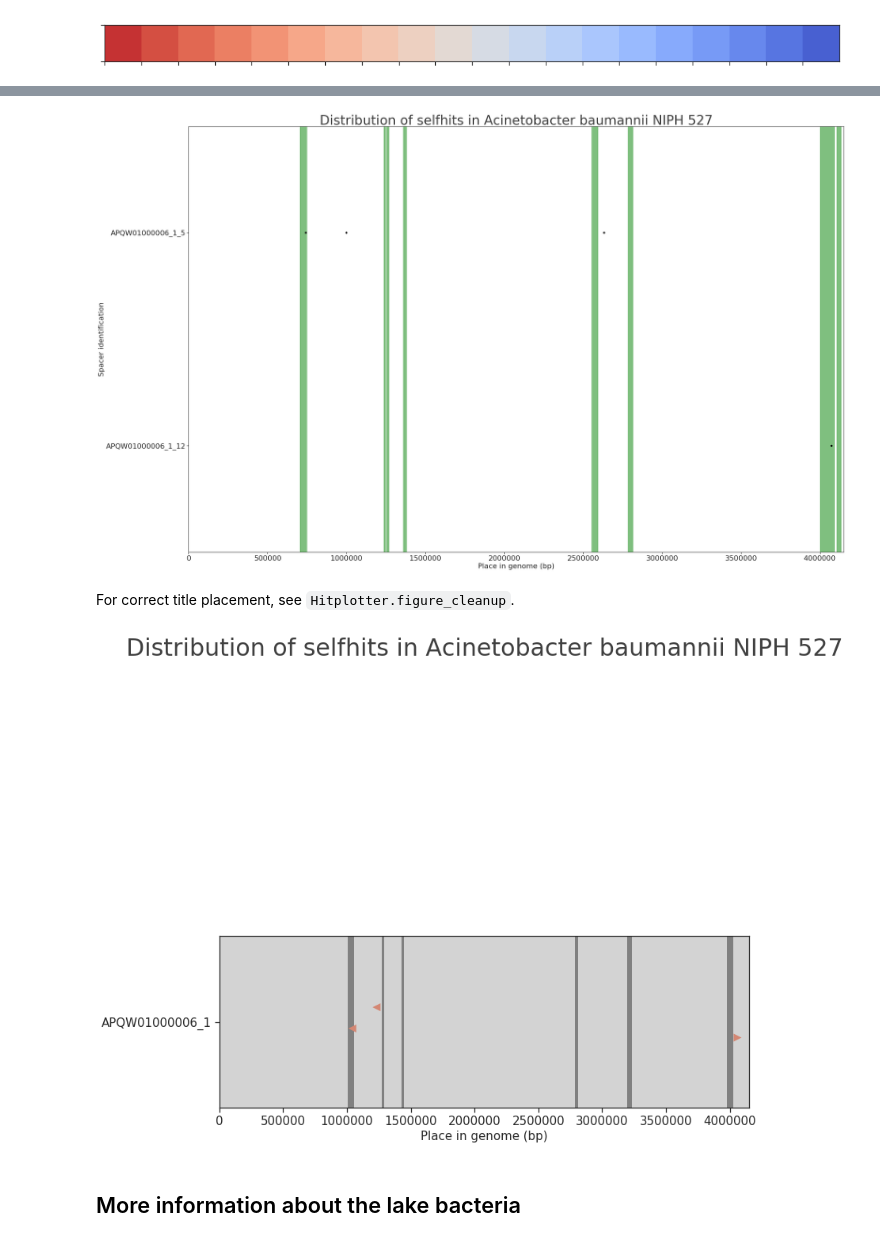
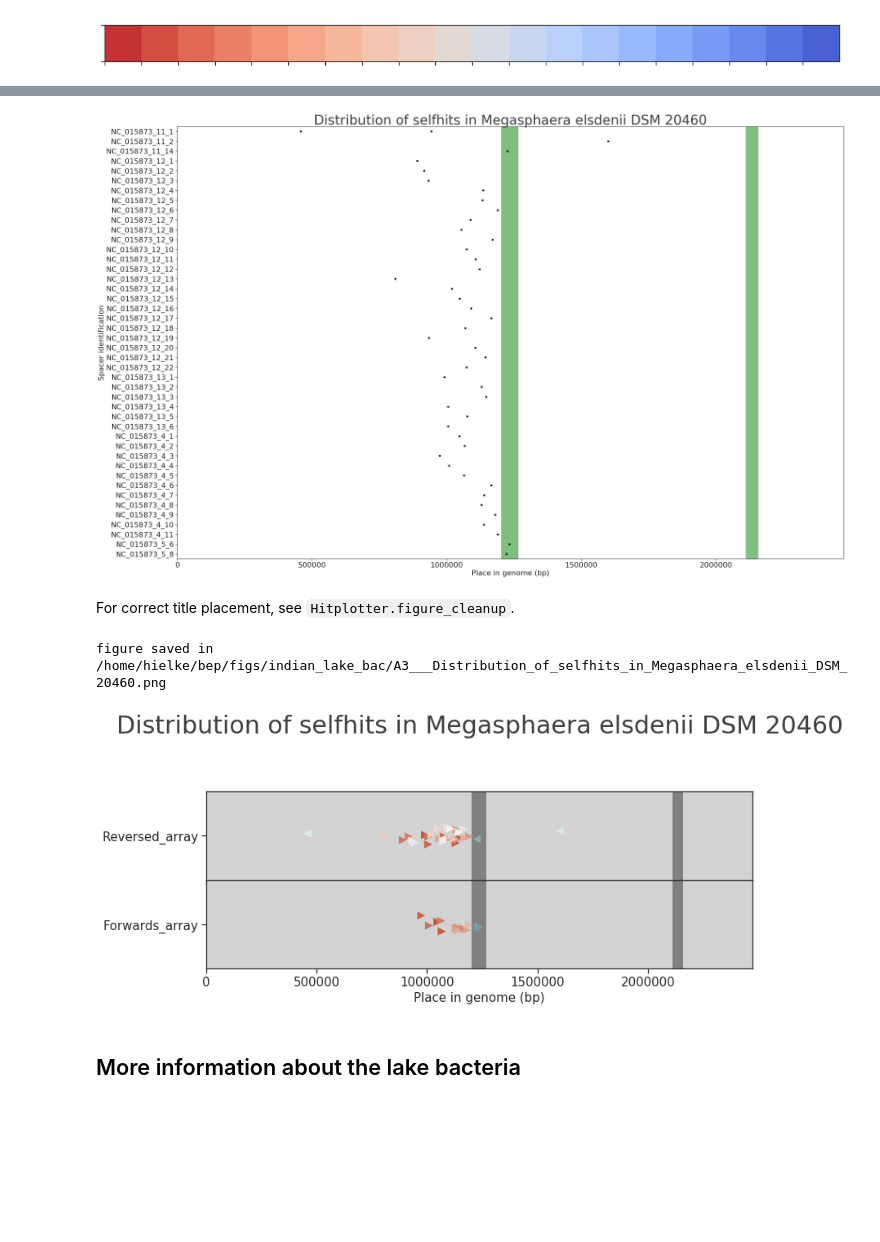
Before and after one commit to hwalinga/self-targeting-spacers-notebooks, a Jupyter notebook: Plot_on_genome.ipynb, the cells around one changed output, grey strips where cells are left out. Drawn from its saved outputs; the diff is of its cells as text; code cells hidden in the pictures; blank space fills up the shorter version.

```diff
--- a/Plot_on_genome.ipynb
+++ b/Plot_on_genome.ipynb
@@ -187,7 +187,7 @@ all_seq.head()
 df = df.reset_index().merge(all_seq, how='left', on='spacer_id', validate='m:1').set_index('genome_id')
 # %%
 # Remove double arrays (same seq, same hit, same array location)
-df = df.reset_index().groupby(['seq', 'c_1', 'c_2', 'contig_hit', 'spacer_pos']).first().reset_index().set_index('genome_id')
+# df = df.reset_index().groupby(['seq', 'c_1', 'c_2', 'contig_hit', 'spacer_pos']).first().reset_index().set_index('genome_id')
 # %% [markdown]
 # SET GENOME
 Here is a list of interesting genomes you can look at.
@@ -237,9 +237,8 @@ genome = "31899.10"  # DSMZ
 genome = "1217647.3"  # Baumanii
 genome = "1217635.3"  # Baumanii
 
-
 # This genome is now used:
-# genome = "907.4"  # Priming (CAS-TypeIC/F)
+genome = "907.4"  # Priming (CAS-TypeIC/F)
 
 
 lake_bacteria = ['64187.128', '64187.133', '64187.136', '64187.137', '64187.140',
@@ -318,5 +317,5 @@ def get_genome_info(genome, ident=90, verbose=True):
 
     return genome_info
 
-genome_info = get_genome_info(genome, ident=75)
+genome_info = get_genome_info(genome, ident=90)
 # %% [output]
@@ -359,9 +354,9 @@ if True:
     plt.title("Distribution of selfhits in %s" % genome_info.name, size=40)
     plt.xlabel("Place in genome (bp)")
     plt.ylabel("Spacer identification")
-    plt.savefig("/home/hielke/bep/jups/genome_figs/%s.png" % genome, format='png', bbox_inches='tight')
+#     plt.savefig("/home/hielke/bep/jups/genome_figs/%s.png" % genome, format='png', bbox_inches='tight')
 # %% [output]
-[figure, old version]
+[figure, new version]
 # %% [markdown]
 For correct title placement, see `Hitplotter.figure_cleanup`.
 # %%
@@ -538,35 +533,37 @@ def priming_example_plot():
     hue = 'actual_spacer_pos'
     arrays_num = 2
     plot_names = ["Reversed_array", "Forwards_array"]
 
     # Plotting
     palette_fun = lambda array_size: sns.color_palette("coolwarm", array_size)[::-1]
     palette_fun = lambda array_size: sns.diverging_palette(20, 220, n=array_size,)
 
     plotter = HitPlotter(y=y, hue=hue,
                          arrays_num=arrays_num, palette_fun=palette_fun,
                          genome_info=genome_info, dfa=dfa)
 
 
     plotter.plot_array(plot_names[0], 51)
     plotter.plot_array(plot_names[1], 34)
 
     plotter.add_virsorter()
     plotter.figure_cleanup(title_adjustment=2.6)
 
 
 if plot_lake_bacteria:
     for bac in lake_bacteria:
         genome_info = get_genome_info(bac, verbose=False)
         normal_plot(genome_info, title_adjustment=None)
         save_fig(title=genome_info.name)
 elif genome == "907.4":
     priming_example_plot()
     save_fig()
 else:
-    normal_plot(genome_info)
+    normal_plot(genome_info, title_adjustment=5.5)
+    save_fig()
 # %% [output]
+figure saved in /home/hielke/bep/figs/indian_lake_bac/A3___Distribution_of_selfhits_in_Megasphaera_elsdenii_DSM_20460.png
-[figure, old version]
+[figure, new version]
 # %% [markdown]
 ## More information about the lake bacteria
 # %%
```
Also changed, not shown: parts of 4 cells of this notebook, 1 other file.
